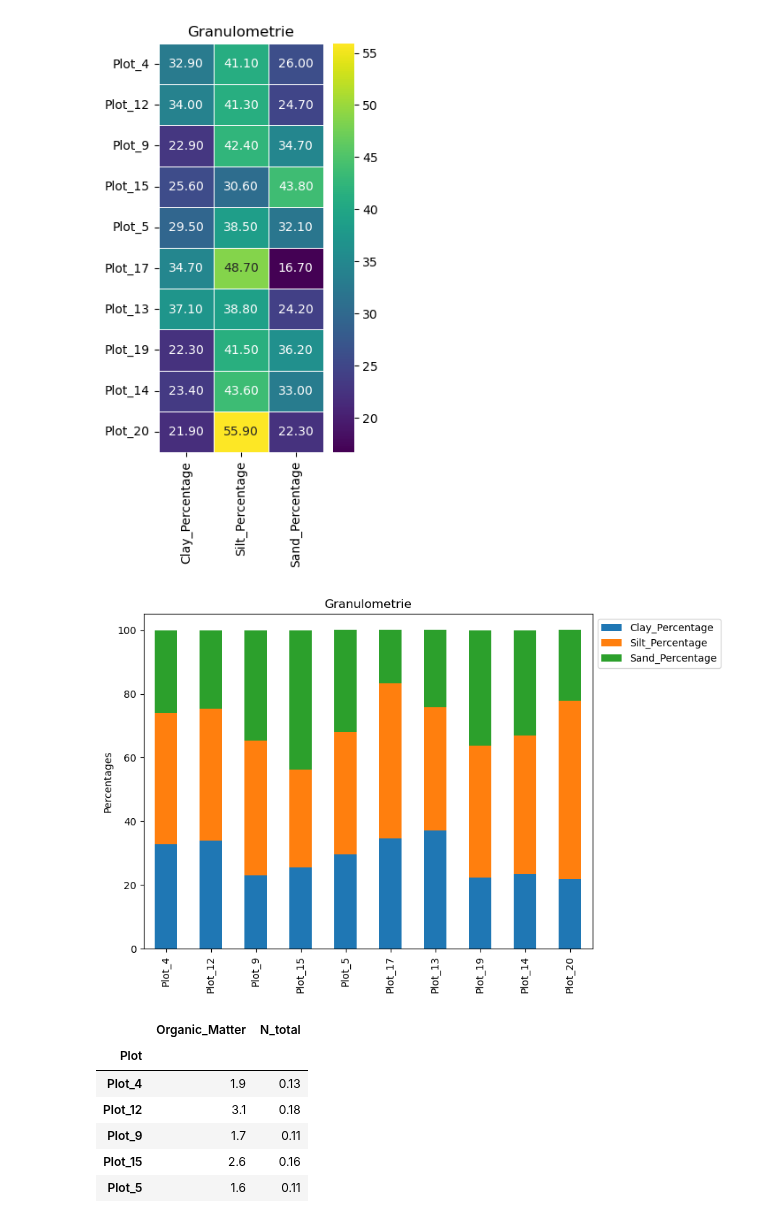
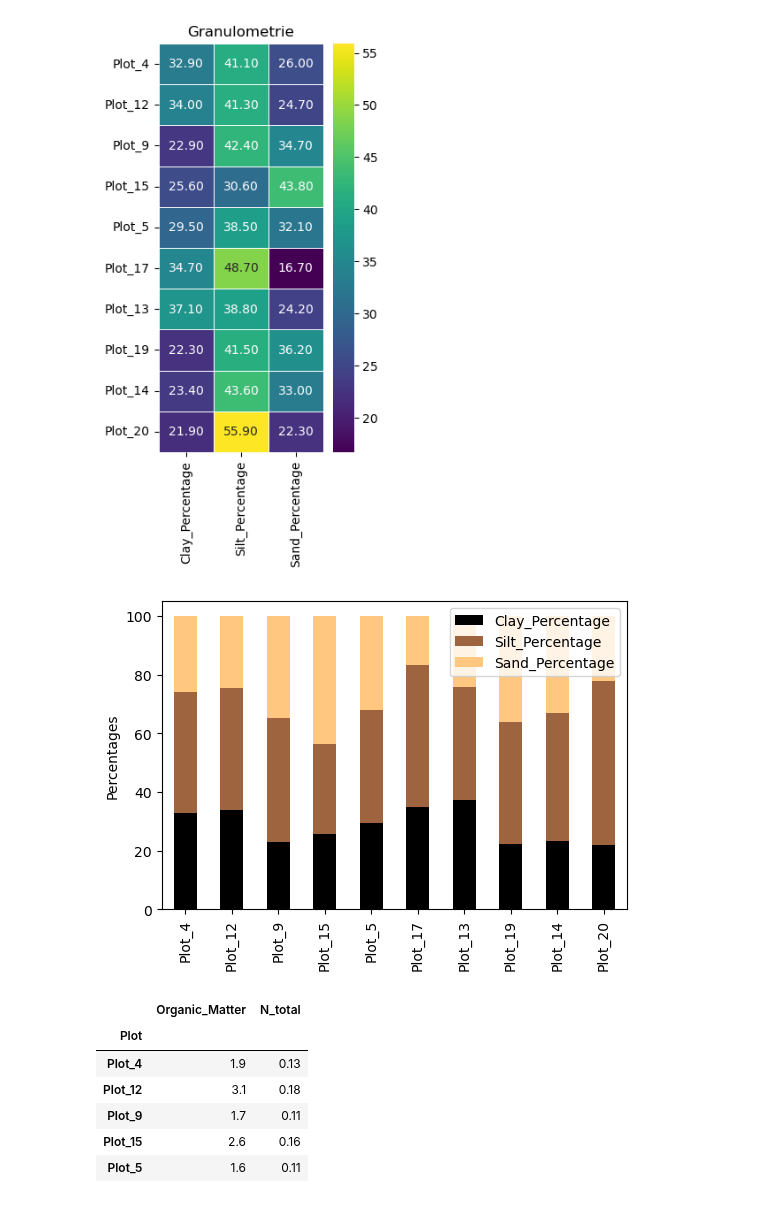
Before and after one commit to bokulich-publications/microterroir, a Jupyter notebook: Soil_Analysis.ipynb, the cells around one changed output. Saved outputs shown, nothing was run; the diff lists cells and outputs as text; code cells hidden in the pictures.

```diff
--- a/Soil_Analysis.ipynb
+++ b/Soil_Analysis.ipynb
@@ -21,12 +23,12 @@ os.chdir('/Users/lfloerl/Desktop/MICROTERROIR/curated_data')
 # %% [markdown]
 # Soil Conseil
 # %%
-df = pd.read_csv('Soil_conseil_2023.csv', index_col=0)
+df_chem = pd.read_csv('Soil_conseil_2023.csv', index_col=0)
 
 # drop NaN cols and non-numeric ones
-df.dropna(axis=1, inplace=True)
-df.drop(columns=['Gravel_Percentage', 'Gravel_Estimate'], axis=1, inplace=True)
-df.head()
+df_chem.dropna(axis=1, inplace=True)
+df_chem.drop(columns=['Gravel_Percentage', 'Gravel_Estimate'], axis=1, inplace=True)
+df_chem.head()
 # %% [output]
 |  | Organic_Matter | C_total | Clay_Percentage | Silt_Percentage | Sand_Percentage | N_total | CN_ratio |
 | Plot |  |  |  |  |  |  |  |
@@ -36,8 +38,8 @@ df.head()
 | Plot_15 | 2.6 | 4.4850 | 25.6 | 30.6 | 43.8 | 0.16 | 9.2 |
 | Plot_5 | 1.6 | 2.7600 | 29.5 | 38.5 | 32.1 | 0.11 | 8.7 |
 # %%
-df_granulo = df[['Clay_Percentage', 'Silt_Percentage', 'Sand_Percentage']]
-df_CN = df[['Organic_Matter', 'N_total']]
+df_granulo = df_chem[['Clay_Percentage', 'Silt_Percentage', 'Sand_Percentage']]
+df_CN = df_chem[['Organic_Matter', 'N_total']]
 # %% [markdown]
 ## Visualizations
 > Heatmap of different characteristics
@@ -58,18 +60,18 @@ plt.show()
 [figure]
 # %%
 # Create a stacked bar plot for all columns
-ax = df_granulo.plot(kind='bar', stacked=True, figsize=(8, 6))
+ax = df_granulo.plot(kind='bar', stacked=True, figsize=(6, 4), colormap='copper')
 
 # Add labels and legend
 ax.set_ylabel('Percentages')
 ax.set_xlabel('')
-ax.set_title('Granulometrie')
-ax.legend(loc='upper left', bbox_to_anchor=(1, 1))
+#ax.set_title('Granulometrie')
+#ax.legend(loc='upper left', bbox_to_anchor=(1, 1))
 
 # Show the plot
 plt.show()
 # %% [output]
-[figure, old version]
+[figure, new version]
 # %%
 df_CN.head()
 # %% [output]
```
Also changed, not shown: parts of 22 cells of this notebook, 8 other files.
